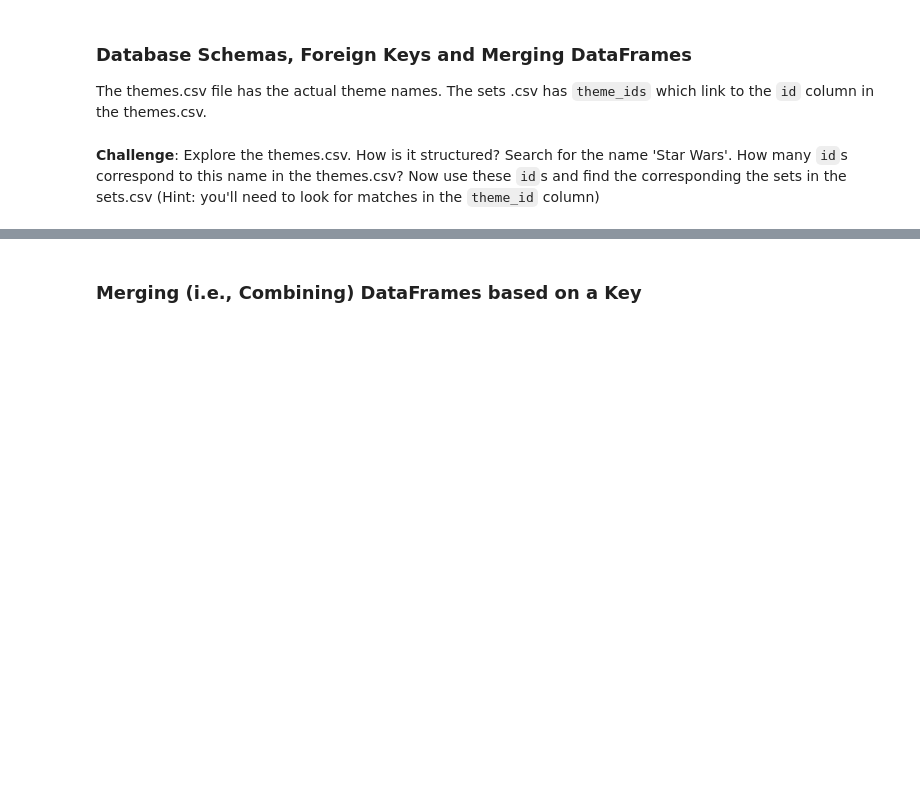
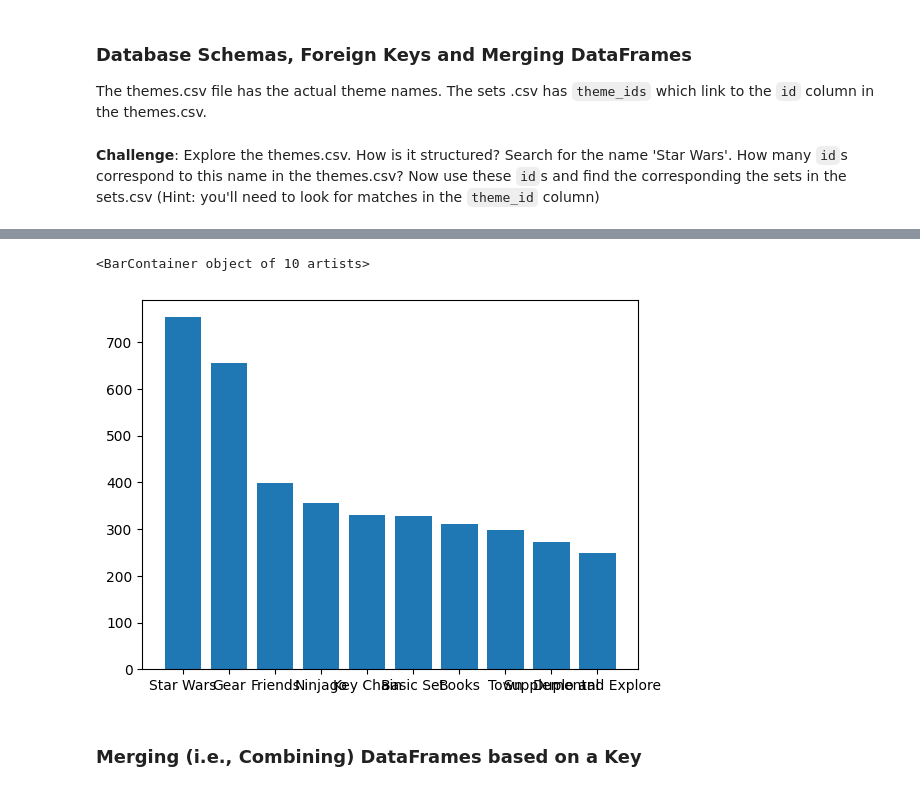
Before and after one commit to Developer122436/MyScrips, a Jupyter notebook: Python Projects Through Courses/Section 73 - Aggregate & Merge Data With Pandas/Lego_Analysis_for_Course_(start).ipynb, the cells around one changed output, grey strips where cells are left out. Saved outputs shown, nothing was run; the diff lists cells and outputs as text; code cells hidden in the pictures; blank space fills up the shorter version.

```diff
--- a/Python Projects Through Courses/Section 73 - Aggregate & Merge Data With Pandas/Lego_Analysis_for_Course_(start).ipynb
+++ b/Python Projects Through Courses/Section 73 - Aggregate & Merge Data With Pandas/Lego_Analysis_for_Course_(start).ipynb
@@ -268,3 +291,6 @@ ax1.legend(handles=l1+l2)
 ### Number of Sets per LEGO Theme
 # %% [markdown]
 LEGO has licensed many hit franchises from Harry Potter to Marvel Super Heros to many others. But which theme has the largest number of individual sets?
+# %%
+set_theme_count = sets["theme_id"].value_counts()
+set_theme_count[:5]
@@ -278,0 +329,3 @@ The themes.csv file has the actual theme names. The sets .csv has <code>theme_id
+# %%
+set_theme_count = pd.DataFrame({'id': set_theme_count.index, 'set_count': set_theme_count.values})
+set_theme_count.head()
@@ -278,0 +339,3 @@ The themes.csv file has the actual theme names. The sets .csv has <code>theme_id
+# %%
+merged_table = pd.merge(set_theme_count, themes_details, on='id')
+merged_table.head()
@@ -279,2 +349,7 @@ The themes.csv file has the actual theme names. The sets .csv has <code>theme_id
+# %%
+plt.bar(merged_table.name[:10], merged_table.set_count[:10])
+# %% [output]
+<BarContainer object of 10 artists>
+[figure, added]
 # %% [markdown]
 ### Merging (i.e., Combining) DataFrames based on a Key
```
Also changed, not shown: parts of 13 cells of this notebook, 1 other file.
